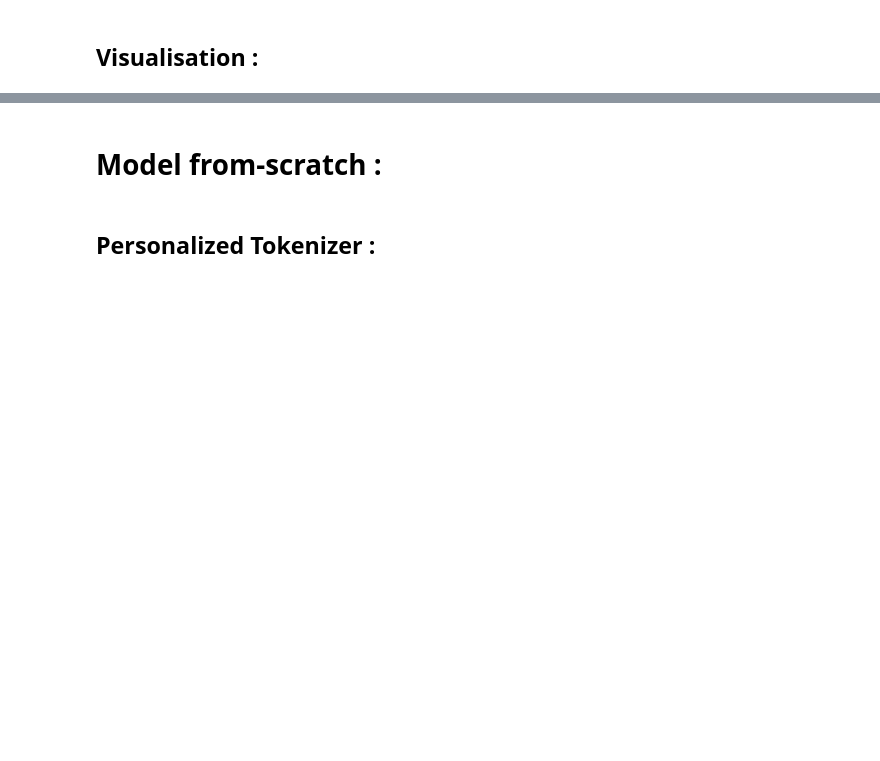
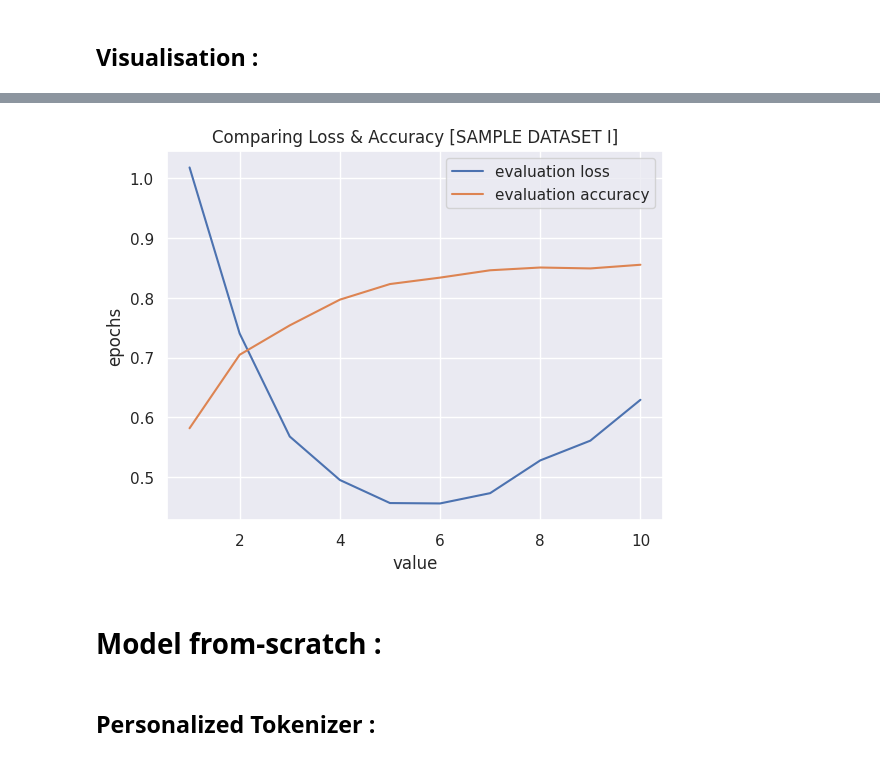
Before and after one commit to taissirboukrouba/Structured-Information-Retrieval-with-LLMs, a Jupyter notebook: notebooks/modelling.ipynb, the cells around one changed output, grey strips where cells are left out. Cells and saved outputs as stored; diff of their text form; code cells hidden in the pictures; blank space fills up the shorter version.

Commit message:
feat : added plot function

```diff
--- a/notebooks/modelling.ipynb
+++ b/notebooks/modelling.ipynb
@@ -453,7 +468,7 @@ print([id2label[id] for id in ids])
 columns_to_remove = ['sentence', 'vars', 'names', 'labels']
 
 # Remove the unnecessary columns
-dataset = encoded_dataset.remove_columns(columns_to_remove)
+encoded_dataset = encoded_dataset.remove_columns(columns_to_remove)
 
 # Display the updated dataset to verify
 print(dataset)
@@ -577,3 +649,4 @@ trainer.state.log_history
 # %%
 for log in trainer.state.log_history :
-  print(log)
+  if "eval_loss" in log.keys() :
+    print(log["eval_loss"])
@@ -629,3 +664,35 @@ classifier.steps
+# %%
+sns.set_theme()
+# %%
+def plot(metric1,metric2,metrics_values1,metrics_values2,epochs_range,plot_label1,plot_label2,xlabel,ylabel,title) :
+  values_list1 = [log[metric1] for log in metrics_values1 if metric1 in log.keys()]
+  values_list2 = [log[metric2] for log in metrics_values2 if metric2 in log.keys()]
+
+  epochs = range(1,epochs_range+1)
+
+  sns.lineplot(x = epochs, y = values_list1, label=plot_label1)
+  sns.lineplot(x = epochs, y = values_list2, label=plot_label2)
+
+  plt.xlabel(xlabel)
+  plt.ylabel(ylabel)
+  plt.title(title)
+  plt.legend()
+  plt.grid(True)
+# %%
+metric_1 = "eval_loss"
+metric_2 =  "eval_accuracy"
+metrics_values1 = trainer.state.log_history
+metrics_values2 = trainer.state.log_history
+epochs_range = int(metrics_values1[-1]["epoch"])
+plot_label1 = "evaluation loss"
+plot_label2 = "evaluation accuracy"
+xlabel = "value"
+ylabel = "epochs"
+title = "Comparing Loss & Accuracy [SAMPLE DATASET I]"
+
+plot(metric_1,metric_2,metrics_values1,metrics_values2,epochs_range,plot_label1,plot_label2,xlabel,ylabel,title)
+# %% [output]
+[figure, added]
 # %% [markdown]
 # Model from-scratch :
 # %% [markdown]
```
Also changed, not shown: parts of 18 cells of this notebook.
